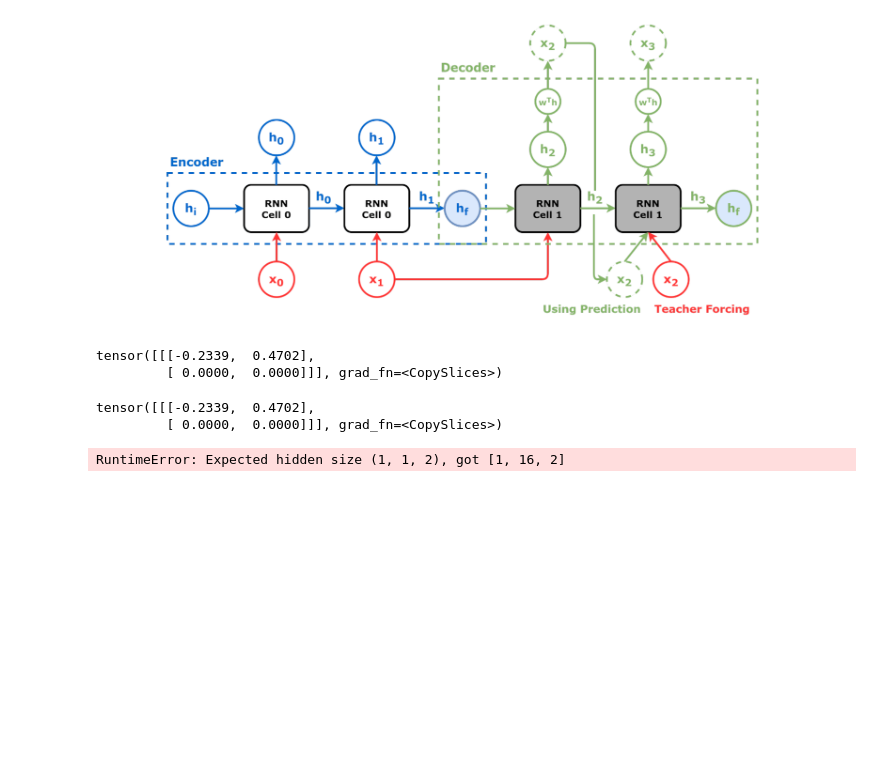
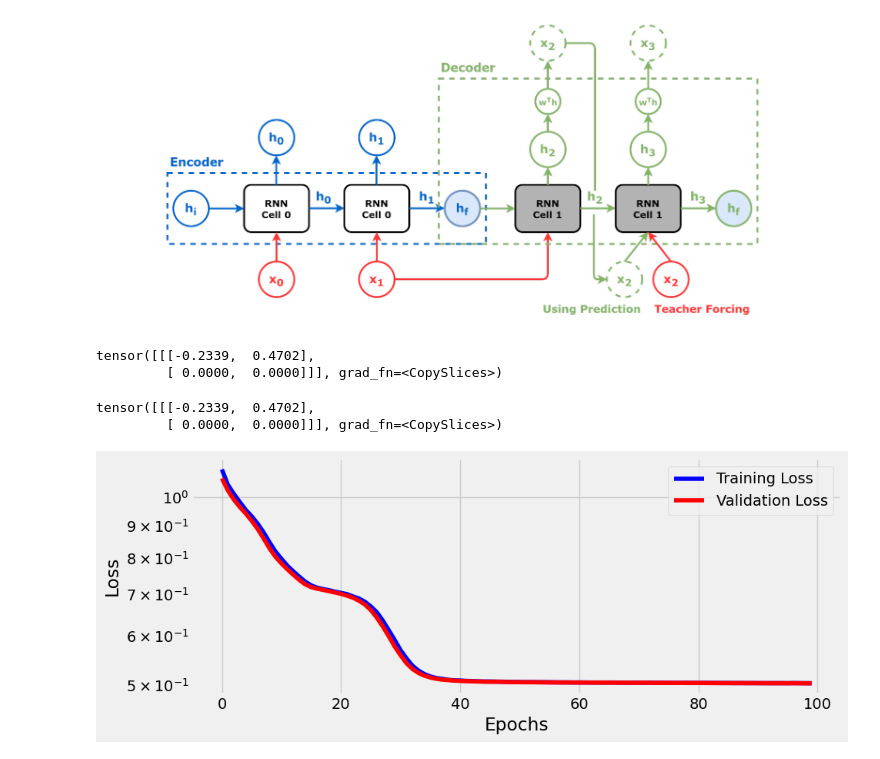
Before and after one commit to al-velazquez/EncoderNDecoder, a Jupyter notebook: Seq2Seq.ipynb, the cells around one changed output. Cells and saved outputs as stored; diff of their text form; code cells hidden in the pictures; blank space fills up the shorter version.

Commit message:
First ED arch complete

```diff
--- a/Seq2Seq.ipynb
+++ b/Seq2Seq.ipynb
@@ -73,7 +73,8 @@ class Decoder(nn.Module):
         self.n_features=n_features
         self.hidden_dim=hidden_dim
         self.basic_rnn=nn.GRU(self.n_features,
-                             self.hidden_dim)
+                             self.hidden_dim,
+                             batch_first=True)
         self.regression=nn.Linear(self.hidden_dim, n_features)
 
     def init_hidden(self, hidden_seq):
@@ -283,5 +284,8 @@ optimizer = optim.Adam(model.parameters(), lr=0.01)
 sbs_seq = StepByStep(model, loss, optimizer)
 sbs_seq.set_loaders(train_loader, test_loader)
 sbs_seq.train(100)
-# %% [output]
-RuntimeError: Expected hidden size (1, 1, 2), got [1, 16, 2]
+# %%
+fig = sbs_seq.plot_losses()
+fig
+# %% [output]
+[figure, added]
```
